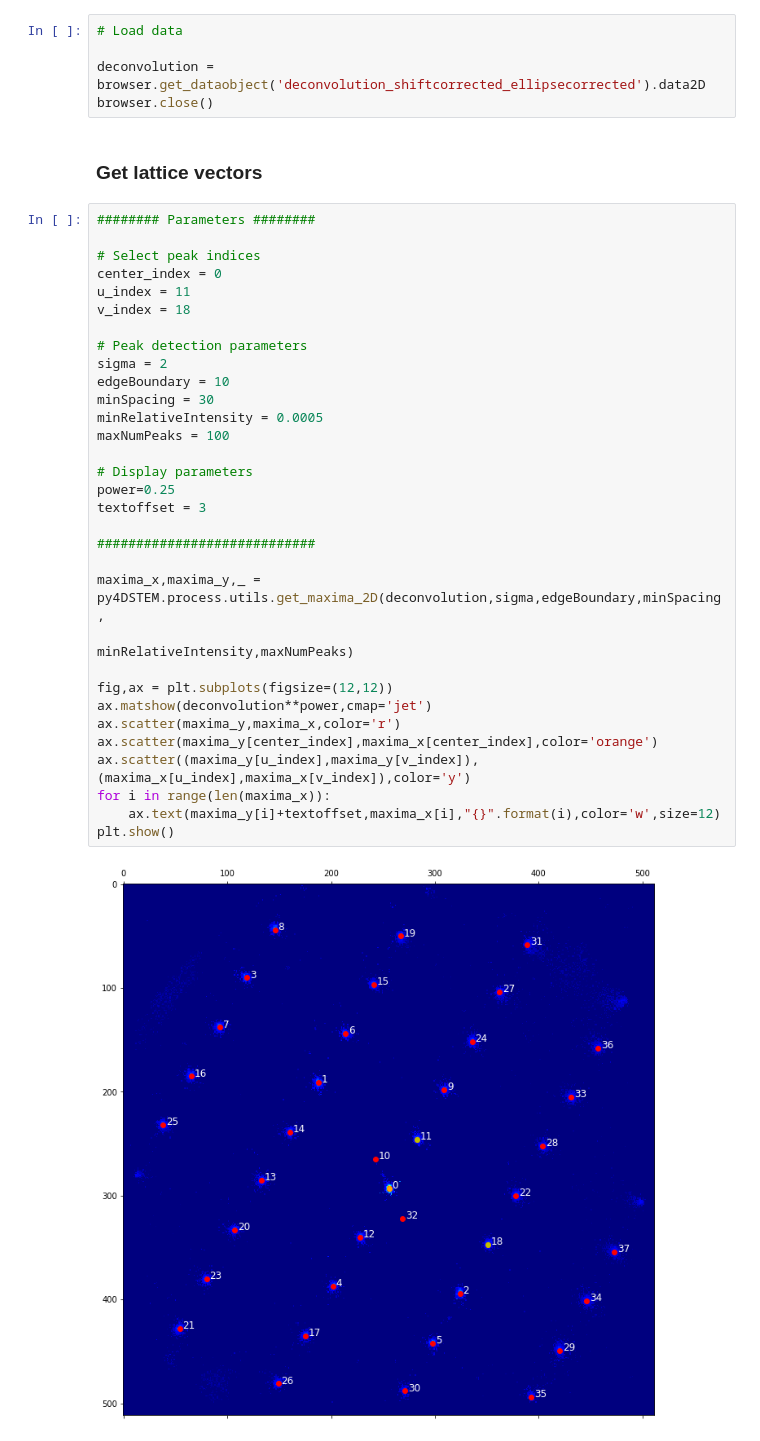
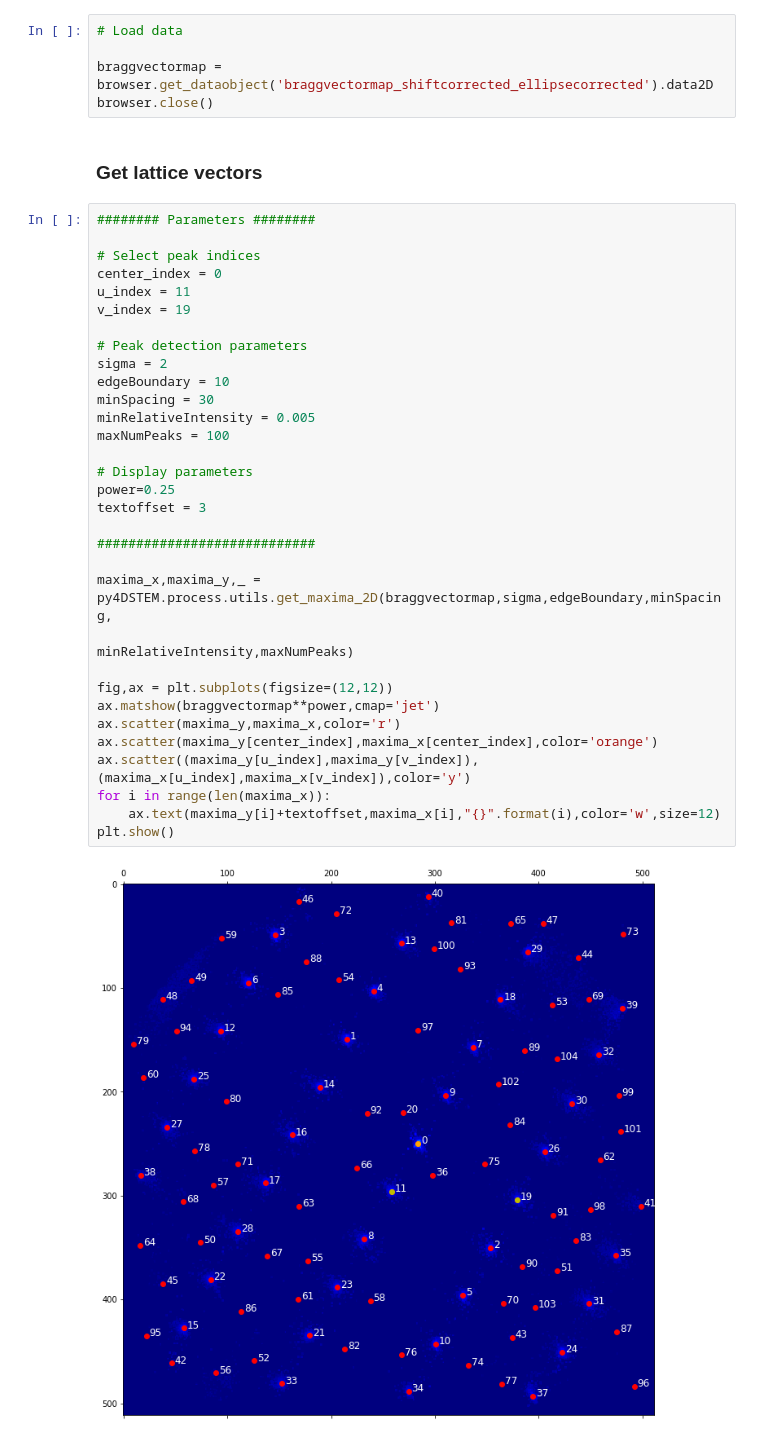
Before and after one commit to py4dstem/py4DSTEM, a Jupyter notebook: py4DSTEM/notebooks/module_demos/latticevectors/initialguess_manualselection.ipynb, the cells around one changed output. Cells and saved outputs as stored; diff of their text form.

Commit message:
Changes deconvolution > braggvector map throught latticevectors notebooks.
Former-commit-id: f4ae3f5abdf29be9f178d58f43861fbcd3584ad9

```diff
--- a/py4DSTEM/notebooks/module_demos/latticevectors/initialguess_manualselection.ipynb
+++ b/py4DSTEM/notebooks/module_demos/latticevectors/initialguess_manualselection.ipynb
@@ -51,44 +44,44 @@ browser.show_dataobjects()
 # %%
 # Load data
 
-deconvolution = browser.get_dataobject('deconvolution_shiftcorrected_ellipsecorrected').data2D
+braggvectormap = browser.get_dataobject('braggvectormap_shiftcorrected_ellipsecorrected').data2D
 browser.close()
 # %% [markdown]
 ### Get lattice vectors
 # %%
 ######## Parameters ########
 
 # Select peak indices
 center_index = 0
 u_index = 11
-v_index = 18
+v_index = 19
 
 # Peak detection parameters
 sigma = 2
 edgeBoundary = 10
 minSpacing = 30
-minRelativeIntensity = 0.0005
+minRelativeIntensity = 0.005
 maxNumPeaks = 100
 
 # Display parameters
 power=0.25
 textoffset = 3
 
 ############################
 
-maxima_x,maxima_y,_ = py4DSTEM.process.utils.get_maxima_2D(deconvolution,sigma,edgeBoundary,minSpacing,
+maxima_x,maxima_y,_ = py4DSTEM.process.utils.get_maxima_2D(braggvectormap,sigma,edgeBoundary,minSpacing,
                                                            minRelativeIntensity,maxNumPeaks)
 
 fig,ax = plt.subplots(figsize=(12,12))
-ax.matshow(deconvolution**power,cmap='jet')
+ax.matshow(braggvectormap**power,cmap='jet')
 ax.scatter(maxima_y,maxima_x,color='r')
 ax.scatter(maxima_y[center_index],maxima_x[center_index],color='orange')
 ax.scatter((maxima_y[u_index],maxima_y[v_index]),(maxima_x[u_index],maxima_x[v_index]),color='y')
 for i in range(len(maxima_x)):
     ax.text(maxima_y[i]+textoffset,maxima_x[i],"{}".format(i),color='w',size=12)
 plt.show()
 # %% [output]
-[figure, old version]
+[figure, new version]
 # %%
 # Show
 x0,y0 = maxima_x[center_index],maxima_y[center_index]
```
Also changed, not shown: parts of 4 cells of this notebook, 4 other files.
